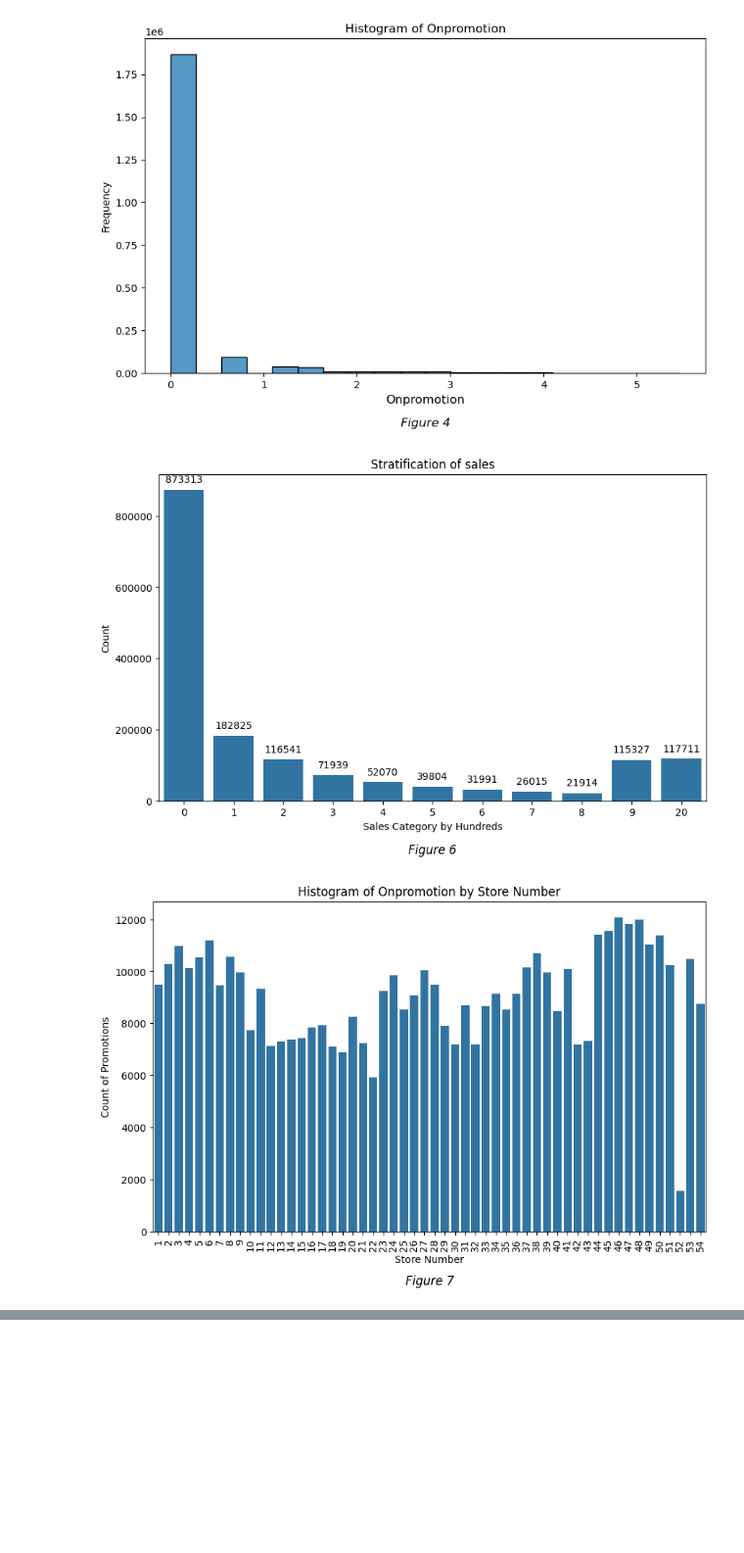
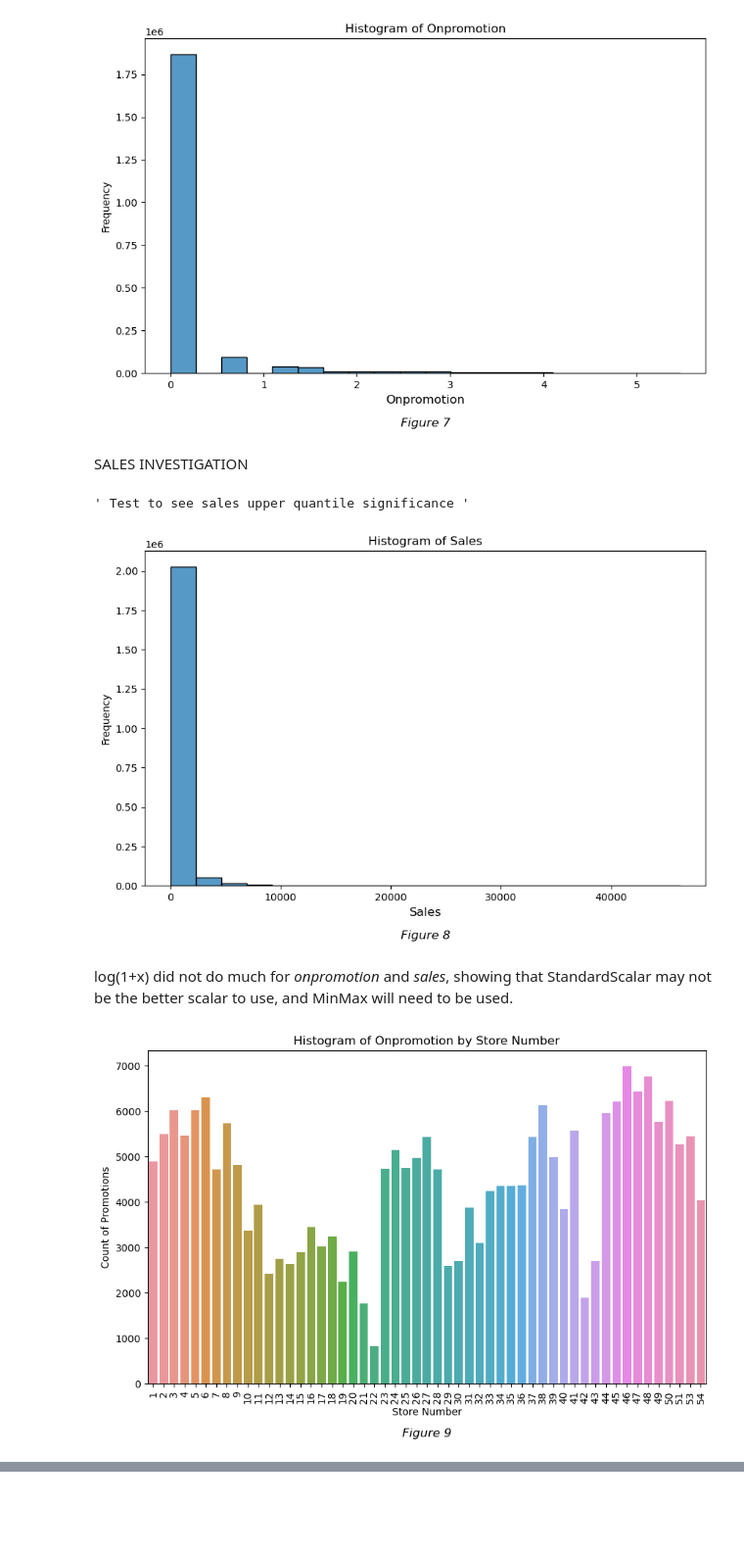
Before and after one commit to saraprettyman/Machine_Learning_Financial_Forcasting, a Jupyter notebook: project_submission.ipynb, the cells around one changed output, grey strips where cells are left out. Shown at 98% size. Cells and saved outputs as stored; diff of their text form; code cells hidden in the pictures; blank space fills up the shorter version.

```diff
--- a/project_submission.ipynb
+++ b/project_submission.ipynb
@@ -260,51 +273,37 @@ plt.ylabel('Frequency')
 plt.show()
 # %% [output]
 [figure]
+# %% [markdown]
+SALES INVESTIGATION
+# %%
+''' Test to see sales upper quantile significance '''
+# %% [output]
+' Test to see sales upper quantile significance '
 # %%
-'''For sales, since it is the dependent variable, Feature Cutting is not the first choice. Observing that the upper quantile of _sales_ is significant, we will apply a transformation to normalize the data, then use StandardScalar Feature Scaling in preprocessing'''
-train_df['sales'] = np.log1p(train_df['sales'])
-test_df['sales'] = np.log1p(test_df['sales'])
+''' For sales, since it is the dependent variable, Feature Cutting is not the first choice. Observing that the upper quantile of _sales_ is significant, we will apply a transformation to normalize the data, then use StandardScalar Feature Scaling in preprocessing'''
+eda_df['sales'] = np.log1p(eda_df['sales'])
+
+plt.figure(figsize=(10, 6))
+sns.histplot(train_df['sales'], bins=20)
+plt.title('Histogram of Sales')
+plt.xlabel('Sales', fontsize=12)
+plt.text(0.5, -0.15, 'Figure 8', transform=plt.gca().transAxes, ha='center', va='center', fontsize=12, style='italic')
+plt.ylabel('Frequency')
+plt.show()
+# %% [output]
+[figure, added]
+# %% [markdown]
+log(1+x) did not do much for _onpromotion_ and _sales_, showing that StandardScalar may not be the better scalar to use, and MinMax will need to be used.
 # %%
-# Create a new column 'sales_category' to stratify the sales into 10 categories
-eda_df['sales_category'] = pd.cut(eda_df['sales'], bins=[0, 100, 200, 300, 400, 500, 600, 700, 800, 900, 2000, np.inf], labels=[0, 1, 2, 3, 4, 5, 6, 7, 8, 9, 20])
-
-eda_df = eda_df.dropna(subset=['sales_category'])
-eda_df['sales_category'] = eda_df['sales_category'].astype(int)
-
-# Plot the stratification of sales to see if there is a significant outliers
-plt.figure(figsize=(10, 6))
-ax = sns.countplot(x='sales_category', data=eda_df)
-plt.title('Stratification of sales')
-plt.xlabel('Sales Category by Hundreds')
-plt.ylabel('Count')
-for p in ax.patches:
-    ax.annotate(format(p.get_height(), '.0f'),
-                (p.get_x() + p.get_width() / 2., p.get_height()),
-                ha = 'center',
-                va = 'center',
-                xytext = (0, 10),
-                textcoords = 'offset points')
-plt.text(0.5, -0.15, 'Figure 6', transform=plt.gca().transAxes, ha='center', va='center', fontsize=12, style='italic')
-plt.show()
-
 # Plot a histogram, seeing if some stores are more inclined to do promotions
 promotion_store = train_df[train_df['onpromotion'] != 0].groupby('store_nbr')['onpromotion'].count().reset_index()
 plt.figure(figsize=(10, 6))
 ax = sns.barplot(x="store_nbr", y="onpromotion", data=promotion_store)
 plt.title('Histogram of Onpromotion by Store Number')
 plt.xlabel('Store Number')
 plt.ylabel('Count of Promotions')
 plt.xticks(rotation=90)
-plt.text(0.5, -0.15, 'Figure 7', transform=plt.gca().transAxes, ha='center', va='center', fontsize=12, style='italic')
+plt.text(0.5, -0.15, 'Figure 9', transform=plt.gca().transAxes, ha='center', va='center', fontsize=12, style='italic')
 plt.show()
-
-# Plot a correlation matrix with the center as sales
-corr_matrix = train_df.corr()
-plt.figure(figsize=(10, 6))
-sns.heatmap(corr_matrix, annot=True, cmap='Blues')
-plt.title('Correlation Matrix')
-plt.text(0.5, -0.15, 'Figure 8', transform=plt.gca().transAxes, ha='center', va='center', fontsize=12, style='italic')
-plt.show()
 # %% [output]
-[figure, old version]
+[figure, new version]
-[figure, removed]
```
Also changed, not shown: parts of 48 cells of this notebook.
